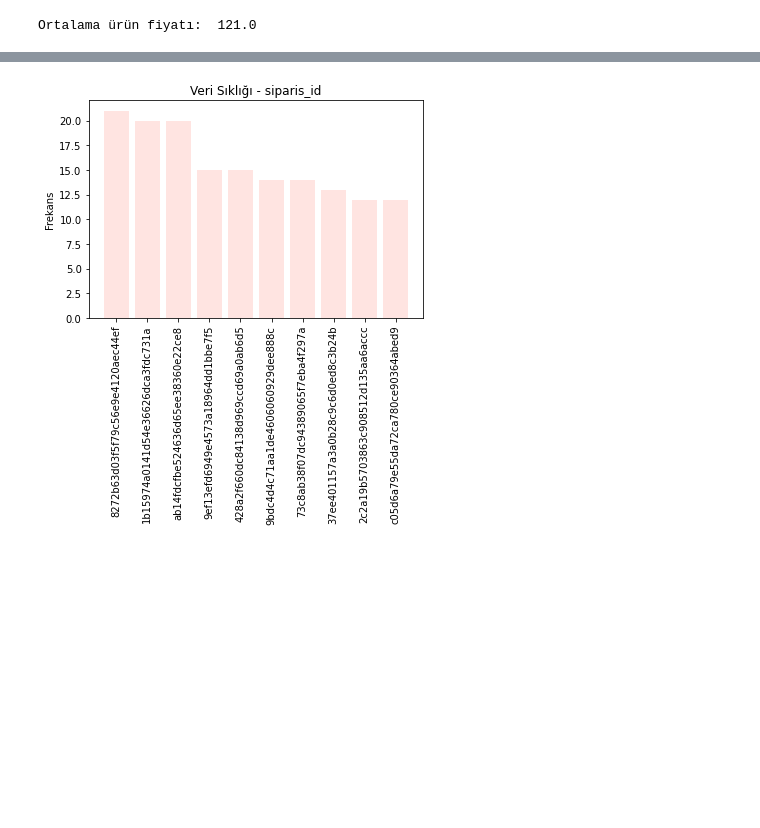
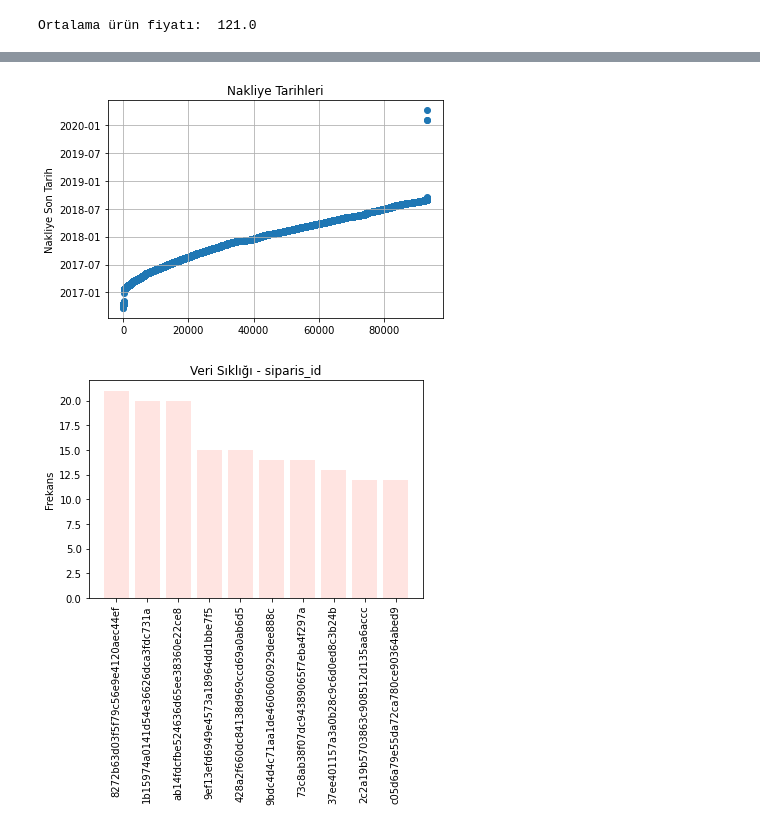
Before and after one commit to sudeokumus/womenintech_python_bitirme_projesi, a Jupyter notebook: analizler.ipynb, the cells around one changed output, grey strips where cells are left out. Cells and saved outputs as stored; diff of their text form; code cells hidden in the pictures; blank space fills up the shorter version.

```diff
--- a/ayrintilar.ipynb
+++ b/analizler.ipynb
@@ -542,6 +493,10 @@ items_data.head(2)
 |  | siparis_id | siparis_adet | urun_id | satici_id | nakliye_son_tarih | urun_fiyat | nakliye_ucreti |
 | 0 | 00010242fe8c5a6d1ba2dd792cb16214 | 1 | 4244733e06e7ecb4970a6e2683c13e61 | 48436dade18ac8b2bce089ec2a041202 | 2017-09-19 09:45:35 | 58.9 | 13.29 |
 | 1 | 00018f77f2f0320c557190d7a144bdd3 | 1 | e5f2d52b802189ee658865ca93d83a8f | dd7ddc04e1b6c2c614352b383efe2d36 | 2017-05-03 11:05:13 | 239.9 | 19.93 |
+# %%
+#datatime veri tipine dönüştürmek:
+
+items_data["nakliye_son_tarih"] = pd.to_datetime(items_data["nakliye_son_tarih"])
 # %%
 #Ortalama nakliye ücreti:
 
@@ -569 +524,4 @@ nakliye_ucreti       float64
 dtype: object
+# %%
+essiz_tarih = items_data.nakliye_son_tarih.unique()
+essiz_tarih
@@ -570,3 +533,15 @@ dtype: object
+# %%
+dizili_veri = np.sort(essiz_tarih)
+dizili_veri
+
+plt.figure()
+plt.scatter(range(len(dizili_veri)), dizili_veri)
+plt.grid(True)
+plt.ylabel("Nakliye Son Tarih")
+plt.title("Nakliye Tarihleri")
+plt.show()
+# %% [output]
+[figure, added]
 # %%
 def plotBar(degisken, n = 10):   #En çok görülen 10 değer
 
```
Also changed, not shown: parts of 70 cells of this notebook, 5 other files.
